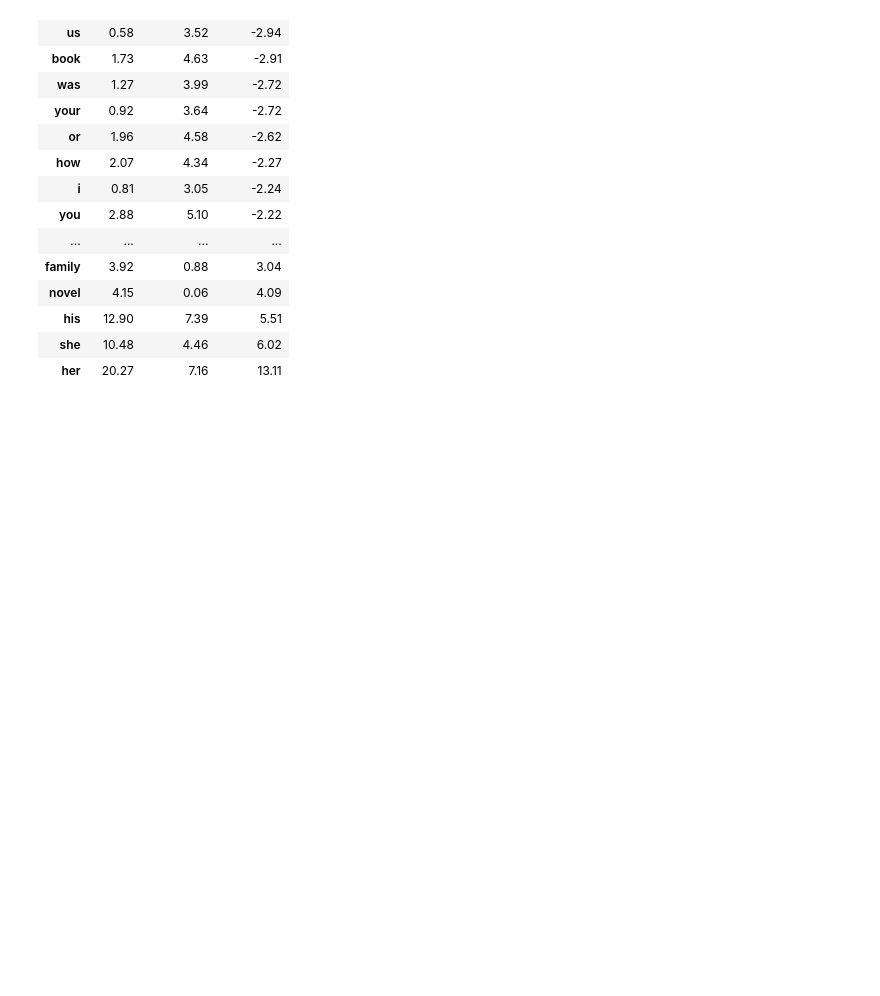
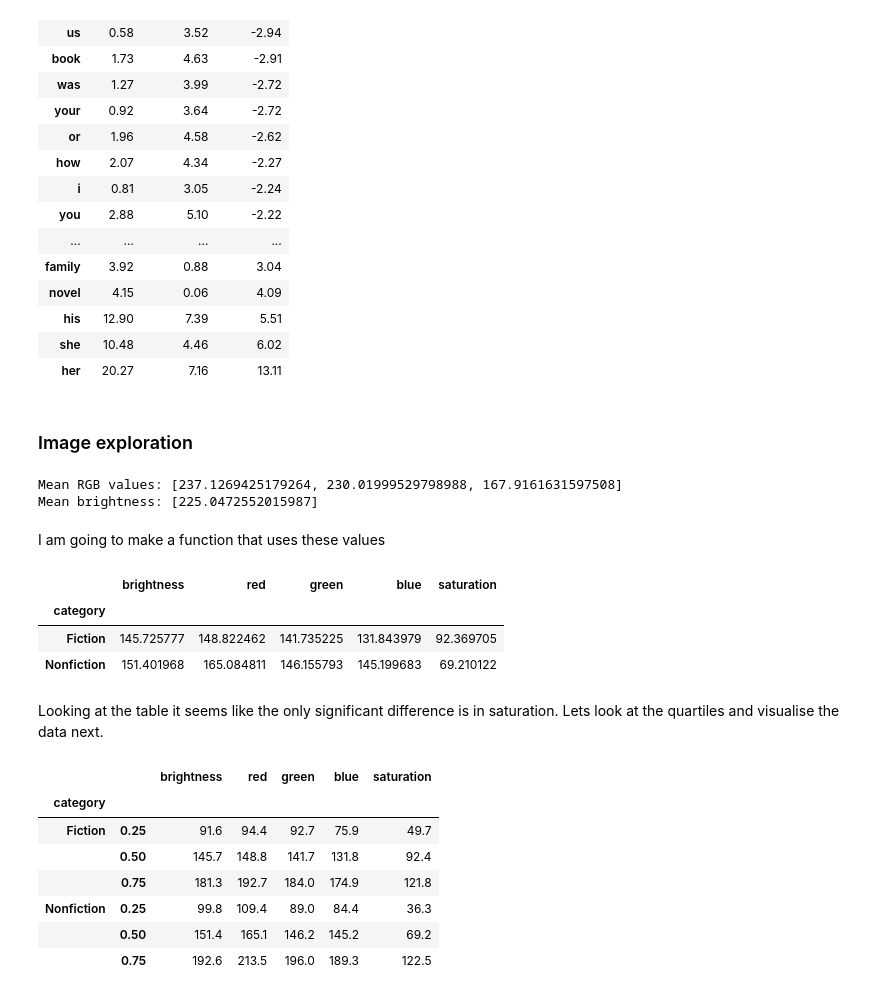
Before and after one commit to Judas20/datascience, a Jupyter notebook: notebooks/02_cleaning_eda.ipynb, the cells around one changed output. Drawn from its saved outputs; the diff is of its cells as text; code cells hidden in the pictures; blank space fills up the shorter version.

```diff
--- a/notebooks/02_cleaning_eda.ipynb
+++ b/notebooks/02_cleaning_eda.ipynb
@@ -673,3 +673,18 @@ top.round(2)  # the numbers behind the chart
 | his | 12.90 | 7.39 | 5.51 |
 | she | 10.48 | 4.46 | 6.02 |
 | her | 20.27 | 7.16 | 13.11 |
+# %% [markdown]
+### Image exploration
+# %%
+from PIL import Image, ImageStat
+
+with Image.open("../data/raw/" + df.loc[0, "image_path"]) as img:
+    stat = ImageStat.Stat(img.convert("RGB")) # Convert to RGB to ensure we have 3 channels
+    stat_gray = ImageStat.Stat(img.convert("L")) # Convert to grayscale to get the mean brightness
+    print(f"Mean RGB values: {stat.mean}")# Show the mean RGB values of the image
+    print(f"Mean brightness: {stat_gray.mean}")# Show the mean brightness of the image
+# %% [output]
+Mean RGB values: [237.1269425179264, 230.01999529798988, 167.9161631597508]
+Mean brightness: [225.0472552015987]
+# %% [markdown]
+I am going to make a function that uses these values
@@ -675,0 +716,25 @@ top.round(2)  # the numbers behind the chart
+# %%
+image_features = df["image_path"].apply(image_stats)
+df = pd.concat([df, image_features], axis=1)   # add the new columns next to the existing ones
+
+df.groupby("category")[["brightness", "red", "green", "blue", "saturation"]].median()
+# %% [output]
+|  | brightness | red | green | blue | saturation |
+| category |  |  |  |  |  |
+| Fiction | 145.725777 | 148.822462 | 141.735225 | 131.843979 | 92.369705 |
+| Nonfiction | 151.401968 | 165.084811 | 146.155793 | 145.199683 | 69.210122 |
+# %% [markdown]
+Looking at the table it seems like the only significant difference is in saturation. Lets look at the quartiles and visualise the data next.
+# %%
+IMAGE_FEATURES = ["brightness", "red", "green", "blue", "saturation"]
+
+df.groupby("category")[IMAGE_FEATURES].quantile([0.25, 0.5, 0.75]).round(1)
+# %% [output]
+|  |  | brightness | red | green | blue | saturation |
+| category |  |  |  |  |  |  |
+| Fiction | 0.25 | 91.6 | 94.4 | 92.7 | 75.9 | 49.7 |
+|  | 0.50 | 145.7 | 148.8 | 141.7 | 131.8 | 92.4 |
+|  | 0.75 | 181.3 | 192.7 | 184.0 | 174.9 | 121.8 |
+| Nonfiction | 0.25 | 99.8 | 109.4 | 89.0 | 84.4 | 36.3 |
+|  | 0.50 | 151.4 | 165.1 | 146.2 | 145.2 | 69.2 |
+|  | 0.75 | 192.6 | 213.5 | 196.0 | 189.3 | 122.5 |
```
Also changed, not shown: parts of 3 cells of this notebook, 1 other file.
